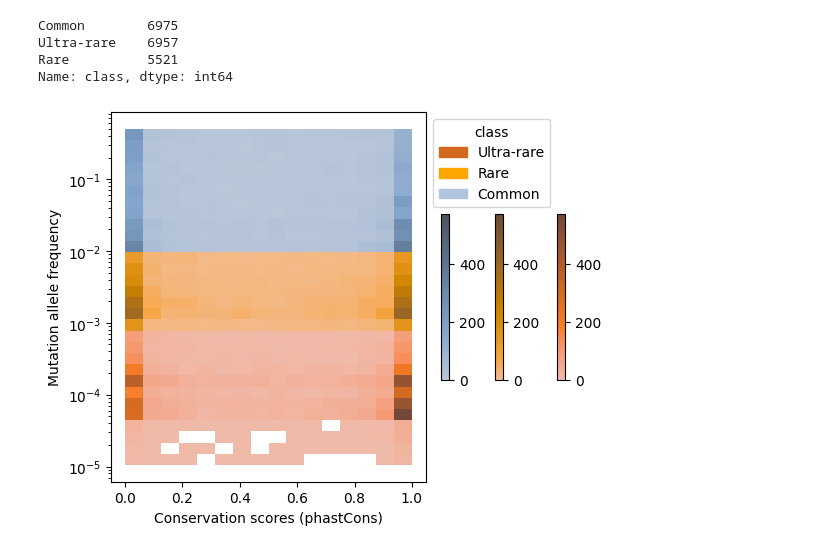
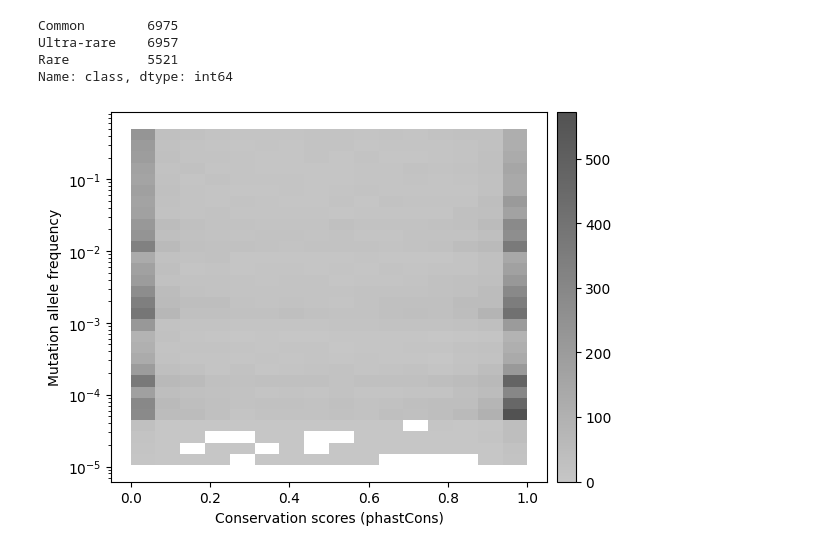
Before and after one commit to akabiraka/variant_effect_analysis, a Jupyter notebook: models/aa_common/plot_conservation_vs_scores_histogram.ipynb, the cells around one changed output. Saved outputs shown, nothing was run; the diff lists cells and outputs as text; code cells hidden in the pictures.

Commit message:
plots and metrics are updated

```diff
--- a/models/aa_common/plot_conservation_vs_scores_histogram.ipynb
+++ b/models/aa_common/plot_conservation_vs_scores_histogram.ipynb
@@ -44,14 +47,14 @@ Name: class, dtype: int64
 # %%
 # Conservation vs. mutation allele frequency
 plt.clf()
-ax = sns.histplot(data=df, x="phastCons17way_primate", y="mt_freq", hue="class", log_scale=(False, True), cbar=True, cbar_kws=dict(fraction=.1, shrink=.45, pad=.04), palette=popu_freq_colors_dict, hue_order=popu_freq_class_order_wo_singleton)
-sns.move_legend(ax, "upper left", bbox_to_anchor=(1, 1))
+ax = sns.histplot(data=df, x="phastCons17way_primate", y="mt_freq", log_scale=(False, True), color="gray", cbar=True, cbar_kws=dict(fraction=.1, pad=.02))#, hue="class", palette=popu_freq_colors_dict, hue_order=popu_freq_class_order_wo_singleton)
+# sns.move_legend(ax, "upper left", bbox_to_anchor=(1, 1))
 plt.xlabel("Conservation scores (phastCons)")
 plt.ylabel("Mutation allele frequency")
 # plt.show()
 plt.savefig(home_dir+f"models/aa_common/plots_conservation_vs_scores_histogram/conservation_vs_mt_allele_freq.png", dpi=300, format="png", bbox_inches='tight', pad_inches=0.0)
 # %% [output]
-[figure, old version]
+[figure, new version]
 # %%
 # Conservation vs. models predictions
 def do_hist_plot(df, method_name):
```
Also changed, not shown: parts of 2 cells of this notebook, 3 other files.
